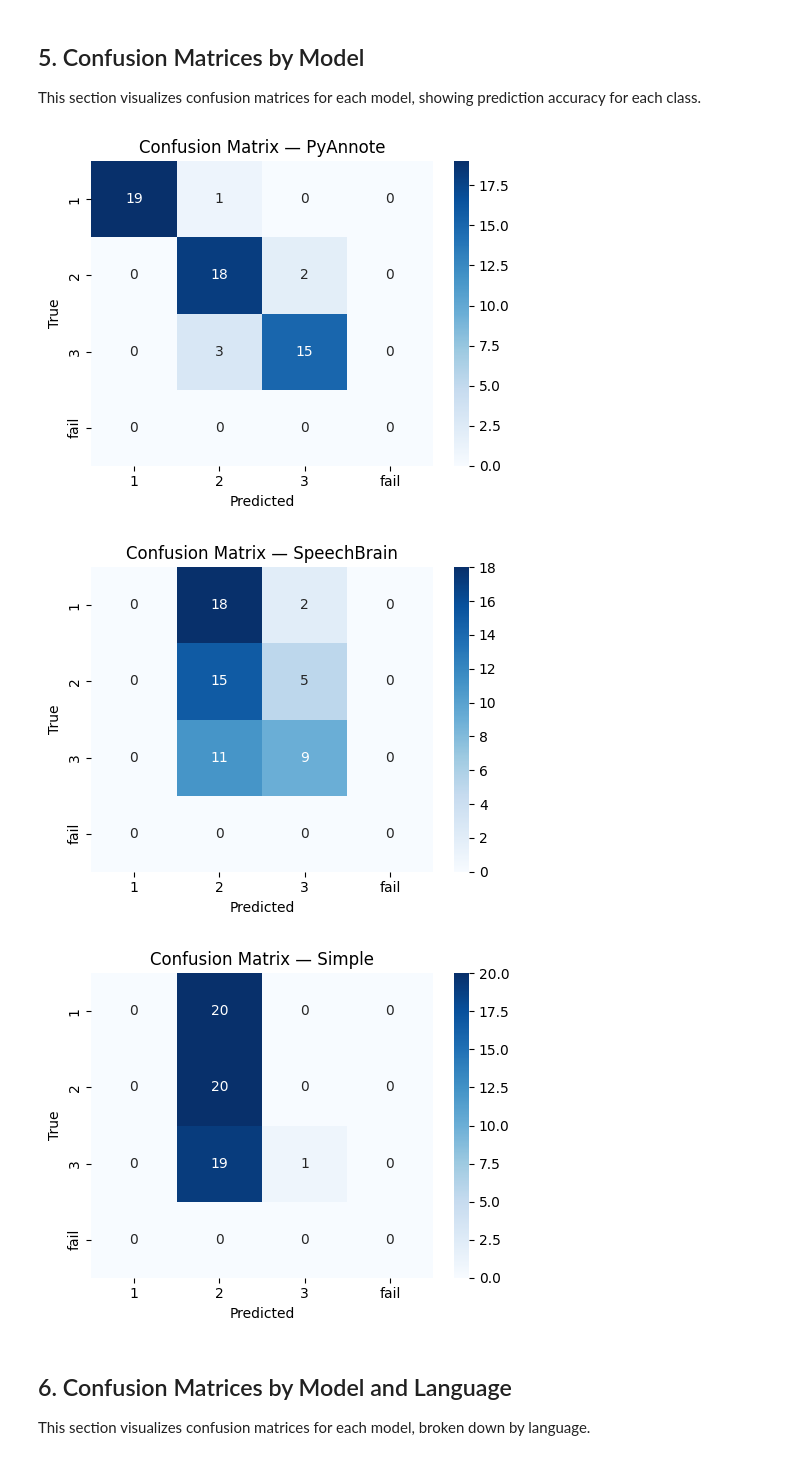
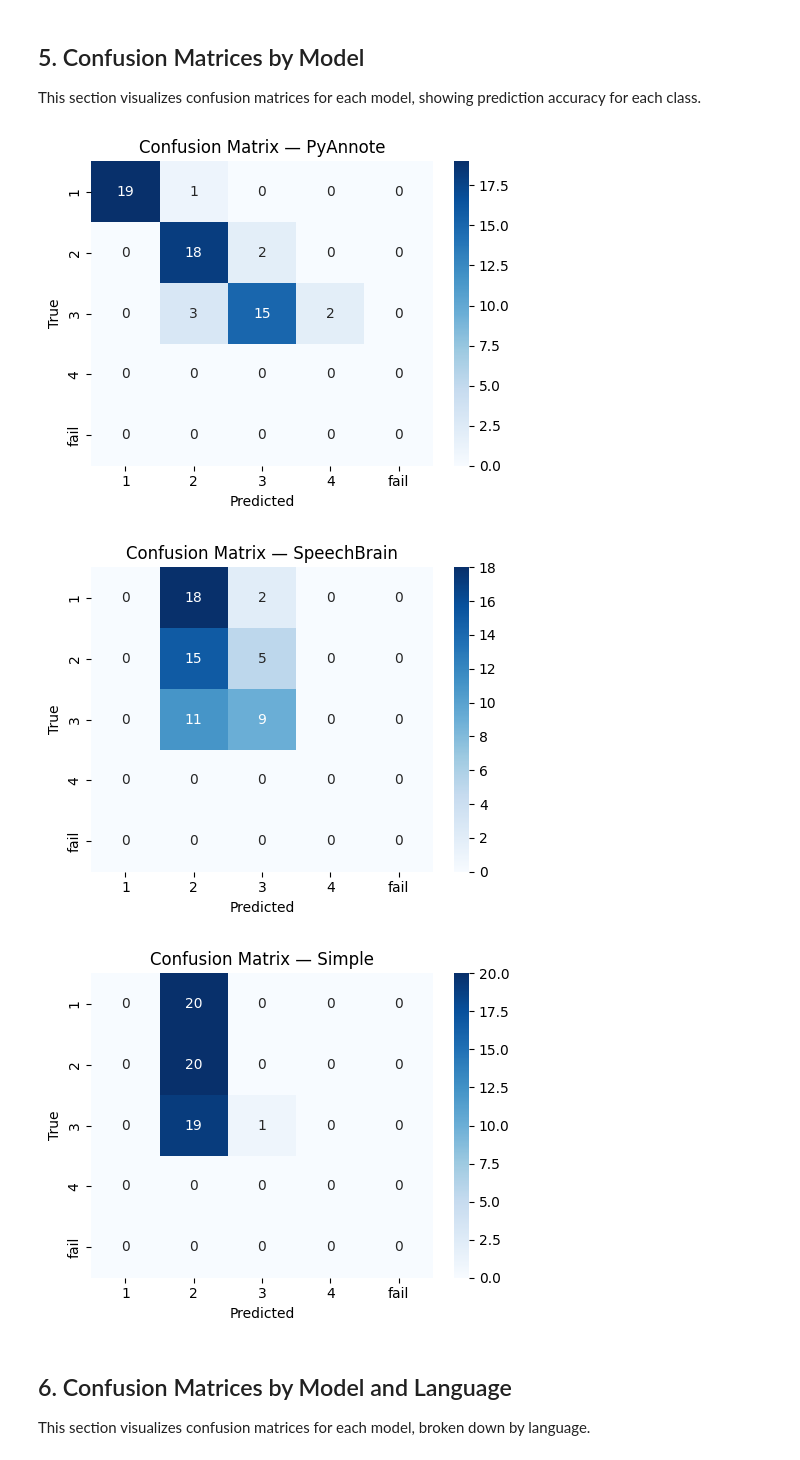
Before and after one commit to SaudNJMH/Audio-AI, a Jupyter notebook: notebooks/04_benchmark.ipynb, the cells around one changed output. Saved outputs shown, nothing was run; the diff lists cells and outputs as text; code cells hidden in the pictures.

```diff
--- a/notebooks/04_benchmark.ipynb
+++ b/notebooks/04_benchmark.ipynb
@@ -131,35 +131,35 @@ This section visualizes confusion matrices for each model, showing prediction ac
 # %%
 import pandas as pd
 from pathlib import Path
 from sklearn.metrics import confusion_matrix
 import seaborn as sns, matplotlib.pyplot as plt
 
 ROOT = Path.cwd().parents[0] if Path.cwd().name == "notebooks" else Path.cwd()
 R = ROOT / "results"
 files = {
     "PyAnnote": R / "pyannote_predictions.csv",
     "SpeechBrain": R / "speechbrain_predictions.csv",
     "Simple": R / "simple_predictions.csv",
 }
 
-labels = [1,2,3,-1]  # include fail bucket if any
+labels = [1,2,3, 4, -1]  # include fail bucket if any
 
 for name, p in files.items():
     dfp = pd.read_csv(p)
     y_true = dfp["true_speakers"].astype(int)
     y_pred = dfp["pred_speakers"].fillna(-1).astype(int)
     cm = confusion_matrix(y_true, y_pred, labels=labels)
 
     plt.figure(figsize=(5,4))
     sns.heatmap(cm, annot=True, fmt="d", cmap="Blues",
-                xticklabels=[1,2,3,"fail"], yticklabels=[1,2,3,"fail"])
+                xticklabels=[1,2,3,4, "fail"], yticklabels=[1,2,3,4,"fail"])
     plt.title(f"Confusion Matrix — {name}")
     plt.xlabel("Predicted"); plt.ylabel("True")
     plt.tight_layout(); plt.show()
 # %% [output]
-[figure, old version]
+[figure, new version]
-[figure, old version]
+[figure, new version]
-[figure, old version]
+[figure, new version]
 # %% [markdown]
 ## 6. Confusion Matrices by Model and Language
 This section visualizes confusion matrices for each model, broken down by language.
```
Also changed, not shown: parts of 1 cell of this notebook.
